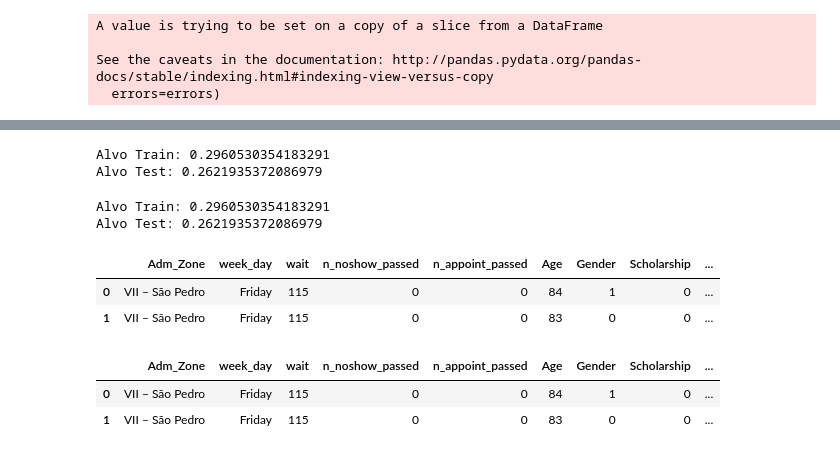
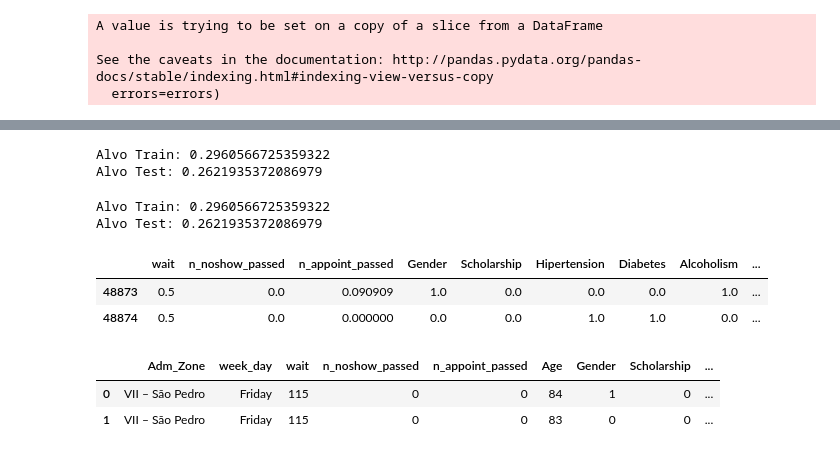
Before and after one commit to vrolim/datamining, a Jupyter notebook: StoryTelling.ipynb, the cells around one changed output, grey strips where cells are left out. Drawn from its saved outputs; the diff is of its cells as text; code cells hidden in the pictures.

```diff
--- a/StoryTelling.ipynb
+++ b/StoryTelling.ipynb
@@ -278,8 +278,9 @@ data["n_noshow_passed_bin"].value_counts()
 2ormore     2136
 Name: n_noshow_passed_bin, dtype: int64
 # %%
-# garante a transformação da data pra categorica de quem leu o csv temp.
+# garante a transformação da data pra categorica de quem leu o csv temp e exclusao dos sabados.
 data["week_day"] = data["AppointmentDay"].dt.weekday_name
+data= data= data[data["week_day"] != "Saturday"]
 # %%
 #todas variaveis disponiveis
 data.columns
@@ -369,13 +370,13 @@ Alvo Test: 0.2621935372086979
 print("Alvo Train:", (conjunto2_train['Alvo']==1).sum()/(conjunto2_train['Alvo'].count()))
 print("Alvo Test:",(conjunto2_test['Alvo']==1).sum()/(conjunto2_test['Alvo'].count()))
 # %% [output]
-Alvo Train: 0.2960530354183291
+Alvo Train: 0.2960566725359322
 Alvo Test: 0.2621935372086979
 # %%
 print("Alvo Train:", (conjunto3_train['Alvo']==1).sum()/(conjunto3_train['Alvo'].count()))
 print("Alvo Test:",(conjunto3_test['Alvo']==1).sum()/(conjunto3_test['Alvo'].count()))
 # %% [output]
-Alvo Train: 0.2960530354183291
+Alvo Train: 0.2960566725359322
 Alvo Test: 0.2621935372086979
 # %%
 #conjunto1 - Variaveis numericas (wait, n_noshow_passed e n_appoin_passed) normalizadas - Regressao
@@ -390,11 +391,11 @@ conjunto2_test.to_csv('DT_RI_test1.csv', sep=',')
 conjunto3_train.to_csv('DT_RI_train2.csv', sep=',')
 conjunto3_test.to_csv('DT_RI_test2.csv', sep=',')
 # %%
-conjunto1_train.head(2)
+conjunto1_test.head(2)
 # %% [output]
-|  | Adm_Zone | week_day | wait | n_noshow_passed | n_appoint_passed | Age | Gender | Scholarship | ... |
-| 0 | VII – São Pedro | Friday | 115 | 0 | 0 | 84 | 1 | 0 | ... |
-| 1 | VII – São Pedro | Friday | 115 | 0 | 0 | 83 | 0 | 0 | ... |
+|  | wait | n_noshow_passed | n_appoint_passed | Gender | Scholarship | Hipertension | Diabetes | Alcoholism | ... |
+| 48873 | 0.5 | 0.0 | 0.090909 | 1.0 | 0.0 | 0.0 | 0.0 | 1.0 | ... |
+| 48874 | 0.5 | 0.0 | 0.000000 | 0.0 | 0.0 | 1.0 | 1.0 | 0.0 | ... |
 # %%
 conjunto2_train.head(2)
 # %% [output]
```
Also changed, not shown: parts of 1 cell of this notebook, 4 other files.
